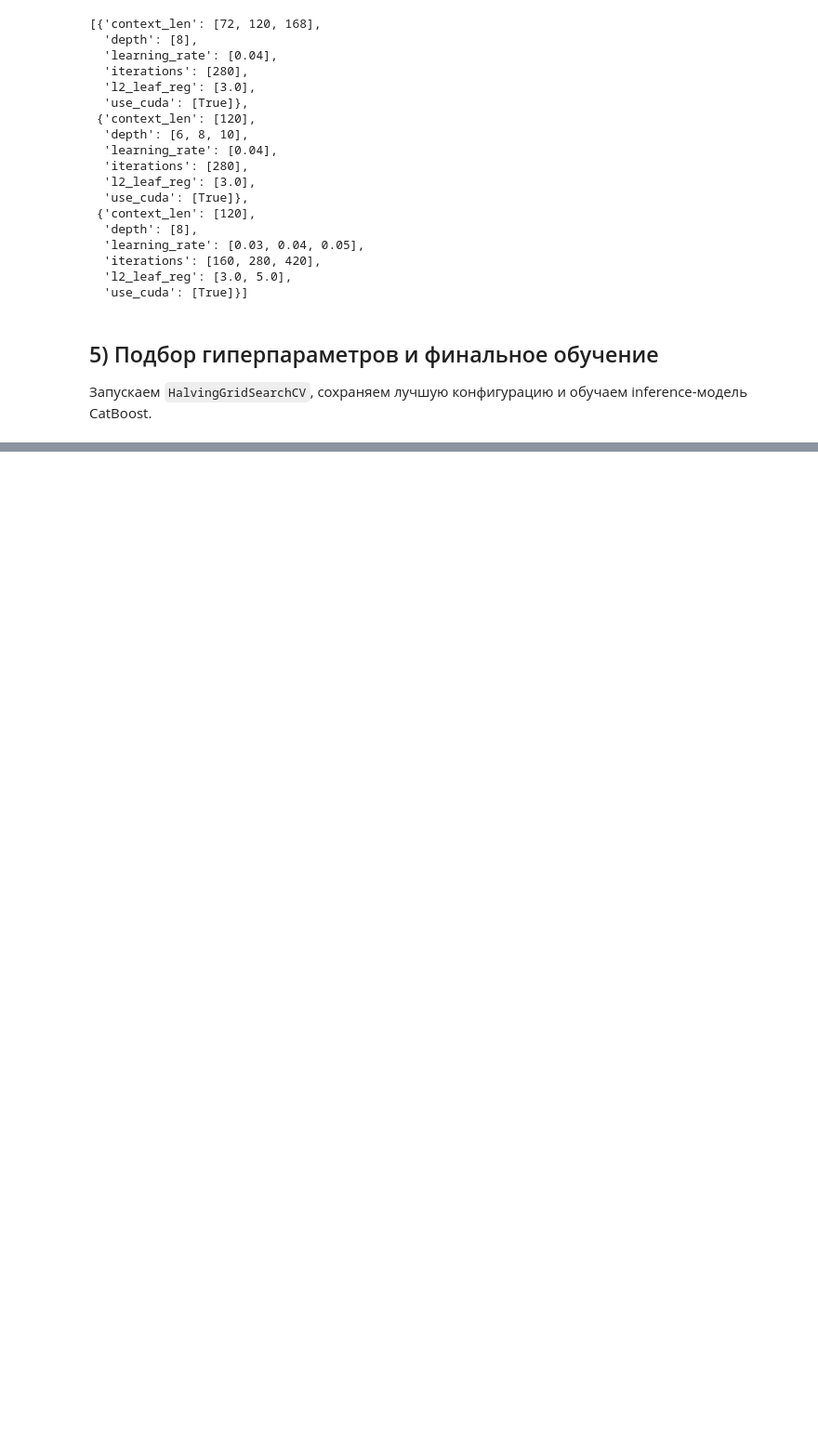
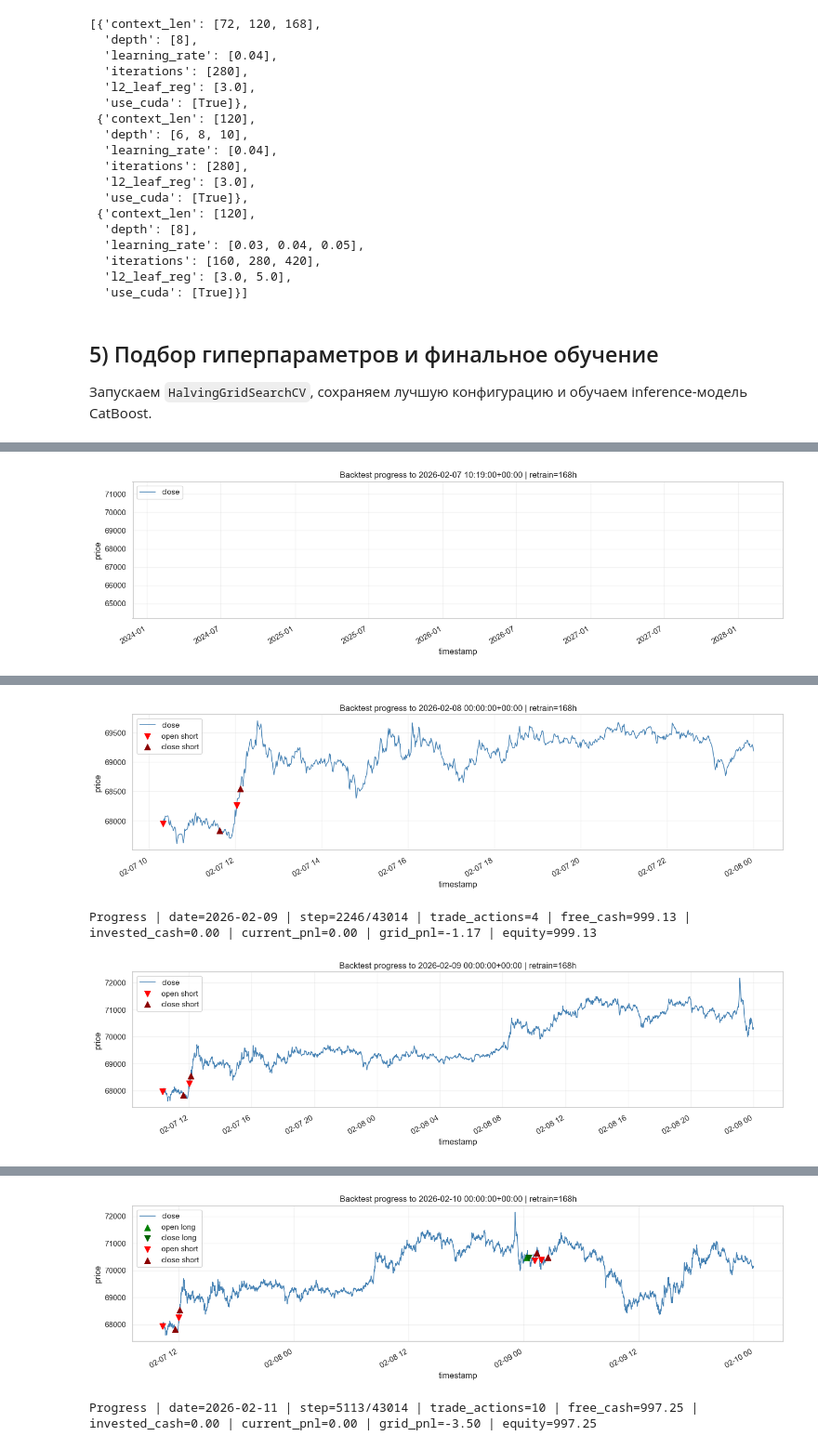
Before and after one commit to SHA-inc-unity/VKR_2026_ModelBase, a Jupyter notebook: timeseries_catboost_pipeline.ipynb, the cells around one changed output, grey strips where cells are left out. Shown at 93% size. Cells and saved outputs as stored; diff of their text form; code cells hidden in the pictures; blank space fills up the shorter version.

```diff
--- a/timeseries_catboost_pipeline.ipynb
+++ b/timeseries_catboost_pipeline.ipynb
@@ -928,0 +2841,25 @@ Rolling benchmark summary:
+# %%
+# Re-run backtest with patched entry logic
+backtest_results = []
+backtest_meta_rows = []
+
+for retrain_hours in [int(BACKTEST_RETRAIN_EVERY_HOURS)]:
+    scenario_trades_df, scenario_meta = _run_backtest_scenario(int(retrain_hours))
+    backtest_results.append(scenario_trades_df)
+    backtest_meta_rows.append(scenario_meta)
+
+BACKTEST_TRADES_DF = pd.concat(backtest_results, ignore_index=True) if len(backtest_results) > 0 else pd.DataFrame()
+BACKTEST_META_DF = pd.DataFrame(backtest_meta_rows).sort_values('retrain_hours').reset_index(drop=True)
+BACKTEST_TRADES_VIEW_DF = BACKTEST_TRADES_DF[[
+    'retrain_hours', 'timestamp', 'action', 'side', 'signal_type', 'price', 'qty', 'cash_flow', 'realized_pnl', 'free_cash_after', 'equity_after', 'reason'
+]].copy() if len(BACKTEST_TRADES_DF) > 0 else pd.DataFrame()
+
+print('\nPatched backtest scenarios:')
+display(BACKTEST_META_DF)
+
+if len(BACKTEST_TRADES_VIEW_DF) == 0:
+    print('\nTrades: no trading actions were generated for the selected range.')
+else:
+    print(f'\nTrades shown: last {min(len(BACKTEST_TRADES_VIEW_DF), int(BACKTEST_DISPLAY_MAX_TRADES))} rows.')
+    display(BACKTEST_TRADES_VIEW_DF.tail(int(BACKTEST_DISPLAY_MAX_TRADES)).reset_index(drop=True))
+# %% [output]
@@ -928,0 +2869 @@ Rolling benchmark summary:
+[figure, added]
@@ -928,0 +2875,3 @@ Rolling benchmark summary:
+[figure, added]
+Progress | date=2026-02-09 | step=2246/43014 | trade_actions=4 | free_cash=999.13 | invested_cash=0.00 | current_pnl=0.00 | grid_pnl=-1.17 | equity=999.13
+[figure, added]
@@ -928,0 +2885,2 @@ Rolling benchmark summary:
+[figure, added]
+Progress | date=2026-02-11 | step=5113/43014 | trade_actions=10 | free_cash=997.25 | invested_cash=0.00 | current_pnl=0.00 | grid_pnl=-3.50 | equity=997.25
```
Also changed, not shown: parts of 15 cells of this notebook, 16 other files.
